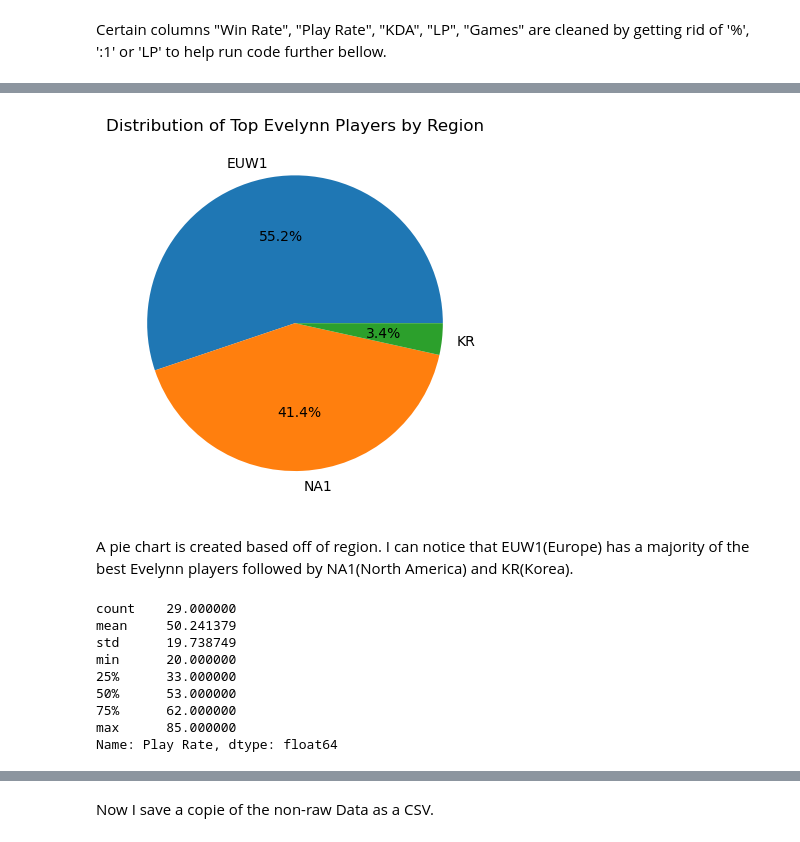
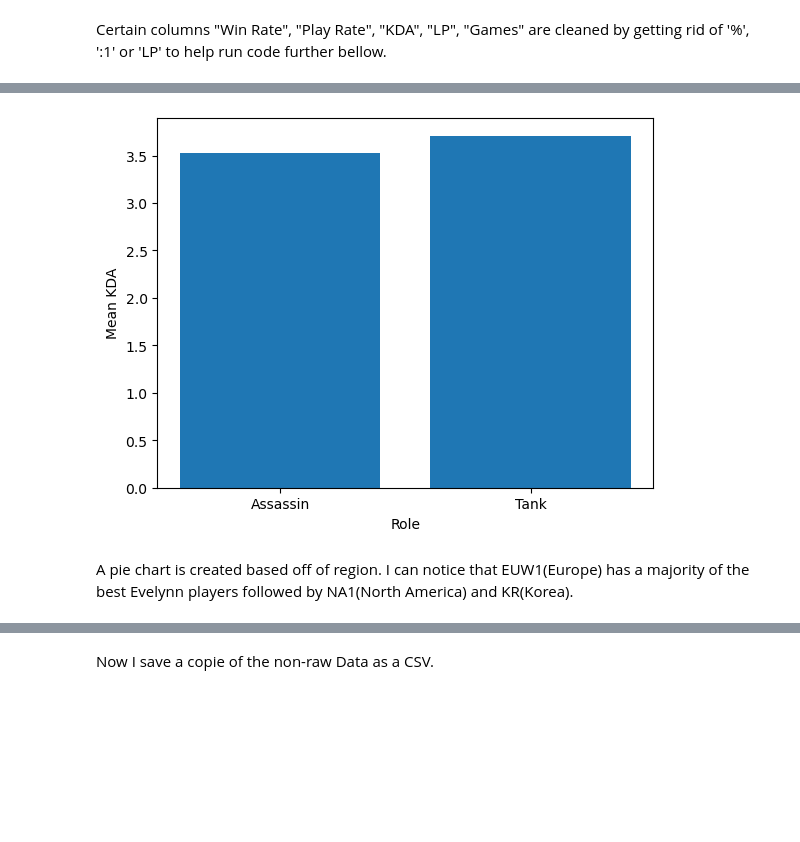
Before and after one commit to Acsande/Assignment7, a Jupyter notebook: AS222343_Assignment7.ipynb, the cells around one changed output, grey strips where cells are left out. Cells and saved outputs as stored; diff of their text form; code cells hidden in the pictures; blank space fills up the shorter version.

```diff
--- a/AS222343_Assignment7.ipynb
+++ b/AS222343_Assignment7.ipynb
@@ -95,20 +176,13 @@ Certain columns "Win Rate", "Play Rate", "KDA", "LP", "Games" are cleaned by get
 # %%
-plt.pie(region_counts, labels=region_counts.index, autopct='%1.1f%%')
-plt.title('Distribution of Top Evelynn Players by Region')
+df_filtered = df[df['Role'].isin(['Assassin', 'Tank'])]
+df_grouped = df_filtered.groupby('Role').agg({'KDA': 'mean'}).reset_index()
+
+plt.bar(df_grouped['Role'], df_grouped['KDA'])
+plt.title('Assassin KDA vs. Tank KDA')
+plt.xlabel('Role')
+plt.ylabel('Mean KDA')
 plt.show()
 # %% [output]
-[figure, old version]
+[figure, new version]
 # %% [markdown]
 A pie chart is created based off of region. I can notice that EUW1(Europe) has a majority of the best Evelynn players followed by NA1(North America) and KR(Korea).
-# %%
-df["Play Rate"].describe()
-# %% [output]
-count    29.000000
-mean     50.241379
-std      19.738749
-min      20.000000
-25%      33.000000
-50%      53.000000
-75%      62.000000
-max      85.000000
-Name: Play Rate, dtype: float64
```
Also changed, not shown: parts of 21 cells of this notebook, 2 other files.
